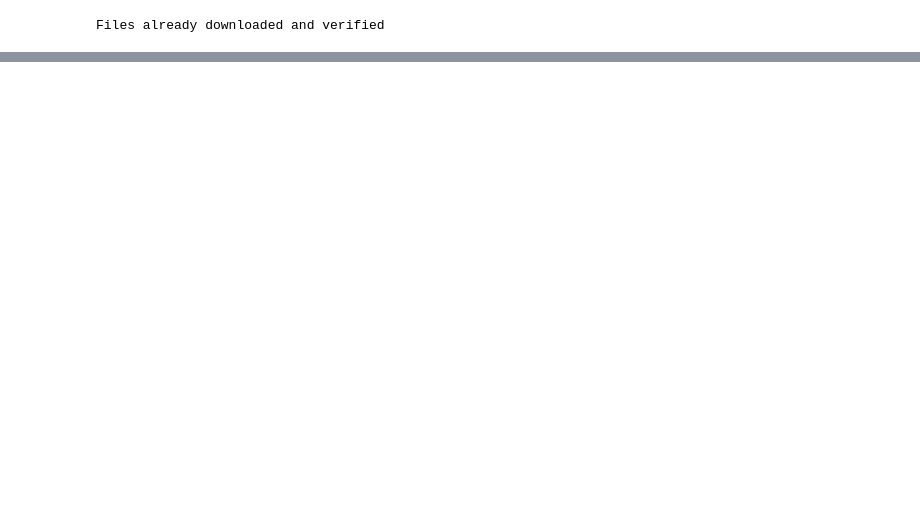
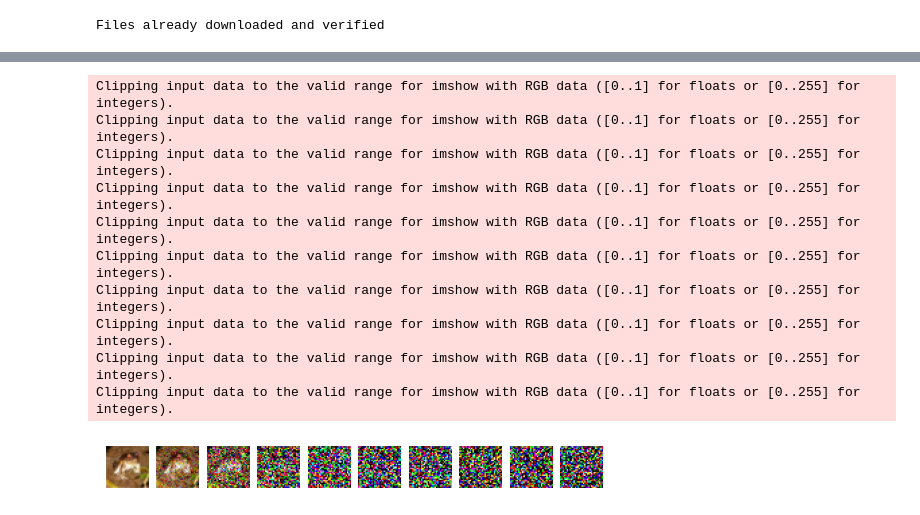
Before and after one commit to minjepar/ddpm_pytorch, a Jupyter notebook: ddpm_cifar.ipynb, the cells around one changed output, grey strips where cells are left out. Drawn from its saved outputs; the diff is of its cells as text; code cells hidden in the pictures; blank space fills up the shorter version.

```diff
--- a/ddpm_cifar.ipynb
+++ b/ddpm_cifar.ipynb
@@ -43,0 +61,45 @@ Files already downloaded and verified
+# %%
+def linear_schedule(steps, st=0.0001, ed=0.02):
+    return torch.linspace(st, ed, steps)
+
+T = 1000
+beta = linear_schedule(T)
+alpha = 1 - beta
+alphabar = torch.cumprod(alpha, axis=0)
+beta = beta.to(device)
+alpha = alpha.to(device)
+alphabar = alphabar.to(device)
+
+def forward_process(x0, t):
+    '''
+    aka diffusion process
+    '''
+    noise = torch.randn_like(x0).to(device)
+    #xt = torch.sqrt(alphabar[t]) * x0 + (1 - alphabar[t]) * noise
+    alphabar_t = alphabar[t].view(-1, *((1,) * (len(x0.shape) - 1))) # yes, we have batch
+    xt = torch.sqrt(alphabar_t) * x0 + (1 - alphabar_t) * noise
+    return xt, noise
+
+x0, _ = cifar10_ds[0]
+fig = plt.figure()
+for i, t in enumerate(range(0, T, T//10)):
+    x0 = x0.to(device)
+    xt, _ = forward_process(x0, t)
+
+    fig.add_subplot(1, 10, i + 1)
+    img = xt.detach().cpu().numpy().transpose(1, 2, 0)
+    plt.imshow(img)
+    plt.axis('off')
+plt.show()
+# %% [output]
+Clipping input data to the valid range for imshow with RGB data ([0..1] for floats or [0..255] for integers).
+Clipping input data to the valid range for imshow with RGB data ([0..1] for floats or [0..255] for integers).
+Clipping input data to the valid range for imshow with RGB data ([0..1] for floats or [0..255] for integers).
+Clipping input data to the valid range for imshow with RGB data ([0..1] for floats or [0..255] for integers).
+Clipping input data to the valid range for imshow with RGB data ([0..1] for floats or [0..255] for integers).
+Clipping input data to the valid range for imshow with RGB data ([0..1] for floats or [0..255] for integers).
+Clipping input data to the valid range for imshow with RGB data ([0..1] for floats or [0..255] for integers).
+Clipping input data to the valid range for imshow with RGB data ([0..1] for floats or [0..255] for integers).
+Clipping input data to the valid range for imshow with RGB data ([0..1] for floats or [0..255] for integers).
+Clipping input data to the valid range for imshow with RGB data ([0..1] for floats or [0..255] for integers).
+[figure, added]
```
Also changed, not shown: parts of 7 cells of this notebook, 1 other file.
